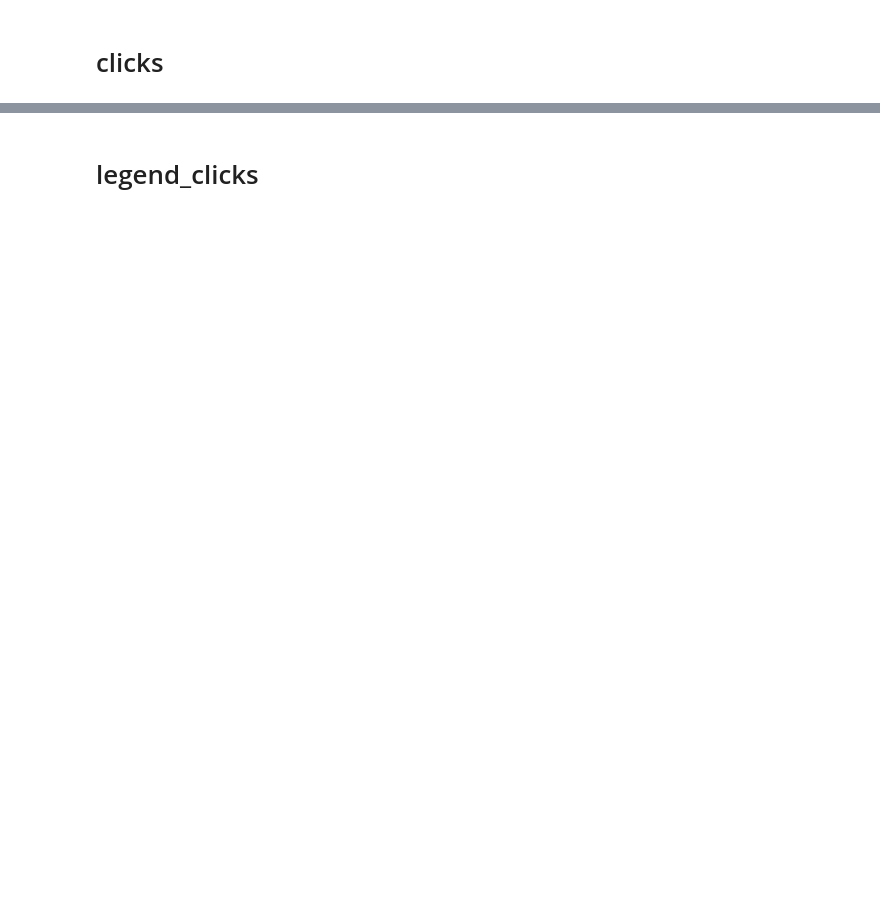
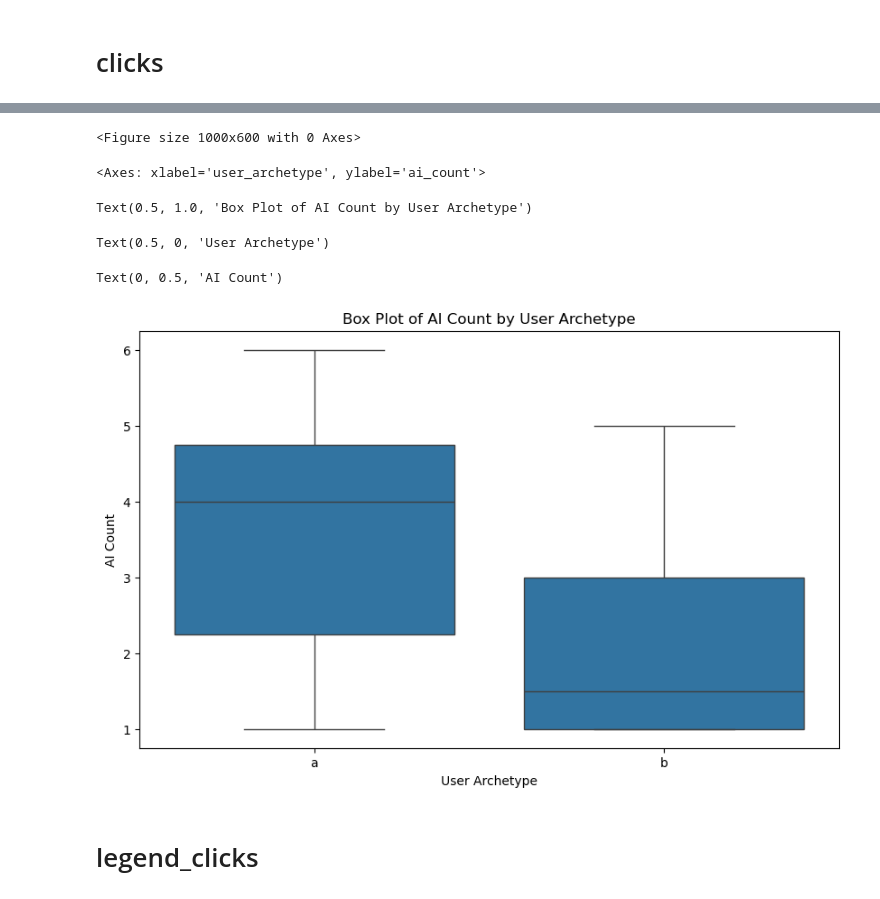
Before and after one commit to WilliamBolton/cdss_demo, a Jupyter notebook: cdss_1/cdss_1/analysis/click_hover_timing_analysis.ipynb, the cells around one changed output, grey strips where cells are left out. Saved outputs shown, nothing was run; the diff lists cells and outputs as text; code cells hidden in the pictures; blank space fills up the shorter version.

```diff
--- a/cdss_1/cdss_1/analysis/click_hover_timing_analysis.ipynb
+++ b/cdss_1/cdss_1/analysis/click_hover_timing_analysis.ipynb
@@ -635,0 +753,18 @@ Text(0, 0.5, 'Percentage')
+# %%
+# Demographics
+
+# Get data
+guideline_click_count = clicks[clicks['link_clicks'] == 'guidelinedetailsLink'].groupby(['user_id']).count().reset_index().rename(columns={'user_archetype': 'guideline_count'})[['user_id', 'guideline_count']]
+ai_click_count = clicks[clicks['link_clicks'] == 'predictiondetailsLink'].groupby(['user_id']).count().reset_index().rename(columns={'user_archetype': 'ai_count'})[['user_id', 'ai_count']]
+
+# Merge
+click_count = pd.merge(ai_click_count, guideline_click_count, how='outer')
+
+# Merge with demographics
+click_count_demographic = click_count.merge(demographics[['user_id', 'user_archetype', 'age_new', 'sex_new', 'medical_speciality_new', 'grade_new', 'ai_familiarity_new']])
+# Imputation with Mode for categorical columns
+click_count_demographic['age_new'].fillna(click_count_demographic['age_new'].mode()[0], inplace=True)
+click_count_demographic['sex_new'].fillna(click_count_demographic['sex_new'].mode()[0], inplace=True)
+click_count_demographic['medical_speciality_new'].fillna(click_count_demographic['medical_speciality_new'].mode()[0], inplace=True)
+click_count_demographic['grade_new'].fillna(click_count_demographic['grade_new'].mode()[0], inplace=True)
+click_count_demographic['ai_familiarity_new'].fillna(click_count_demographic['ai_familiarity_new'].mode()[0], inplace=True)
@@ -636,3 +885,18 @@ Text(0, 0.5, 'Percentage')
+# %%
+# Box plot
+plt.figure(figsize=(10, 6))
+sns.boxplot(x='user_archetype', y='ai_count', data=click_count_demographic.drop(columns=['guideline_count']).dropna())
+plt.title('Box Plot of AI Count by User Archetype')
+plt.xlabel('User Archetype')
+plt.ylabel('AI Count')
+plt.show()
+# %% [output]
+<Figure size 1000x600 with 0 Axes>
+<Axes: xlabel='user_archetype', ylabel='ai_count'>
+Text(0.5, 1.0, 'Box Plot of AI Count by User Archetype')
+Text(0.5, 0, 'User Archetype')
+Text(0, 0.5, 'AI Count')
+[figure, added]
 # %% [markdown]
 # legend_clicks
 # %%
```
Also changed, not shown: parts of 37 cells of this notebook, 2 other files.
